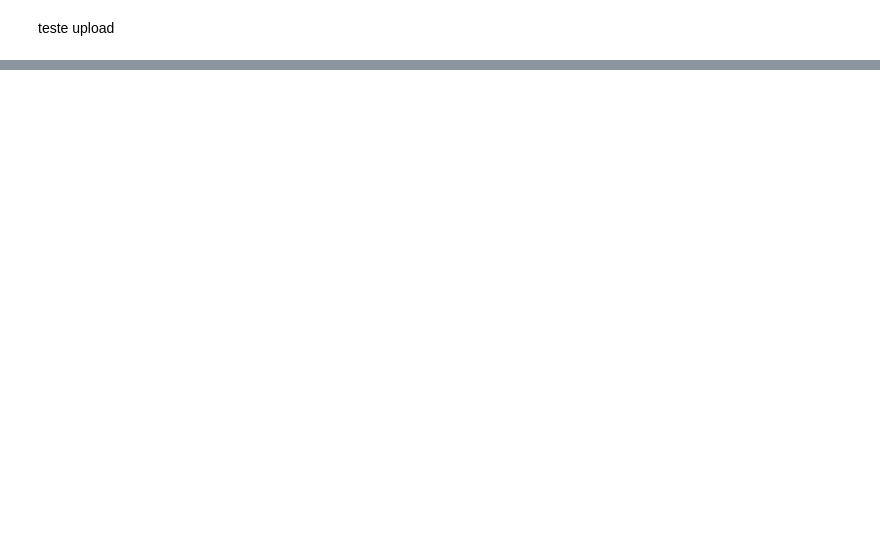
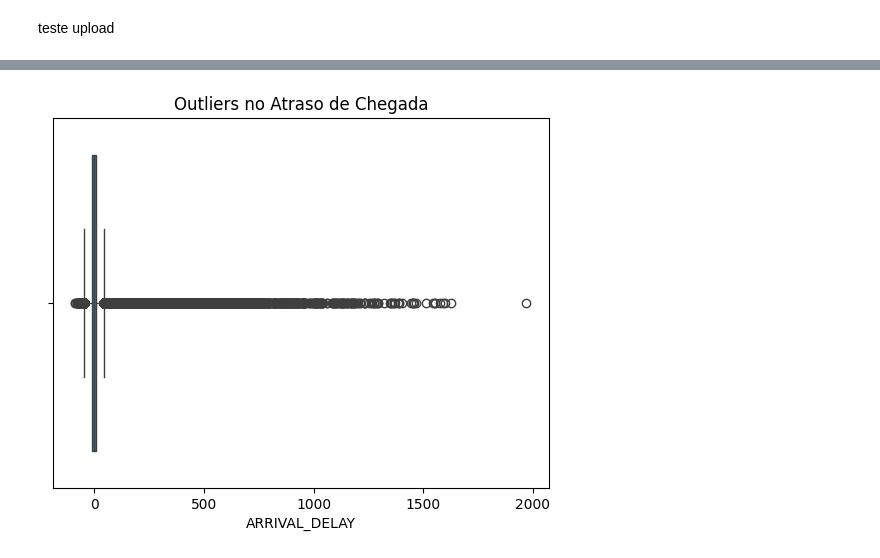
Before and after one commit to dioallan/posTechChalenge, a Jupyter notebook: techChalenge03.ipynb, the cells around one changed output, grey strips where cells are left out. Cells and saved outputs as stored; diff of their text form; code cells hidden in the pictures; blank space fills up the shorter version.

```diff
--- a/techChalenge03.ipynb
+++ b/techChalenge03.ipynb
@@ -35,0 +112,7 @@ df_airports.head()
+# %%
+# Boxplot para identificação de outliers
+sns.boxplot(x=df_flights['ARRIVAL_DELAY'])
+plt.title('Outliers no Atraso de Chegada')
+plt.show()
+# %% [output]
+[figure, added]
```
Also changed, not shown: parts of 50 cells of this notebook.
